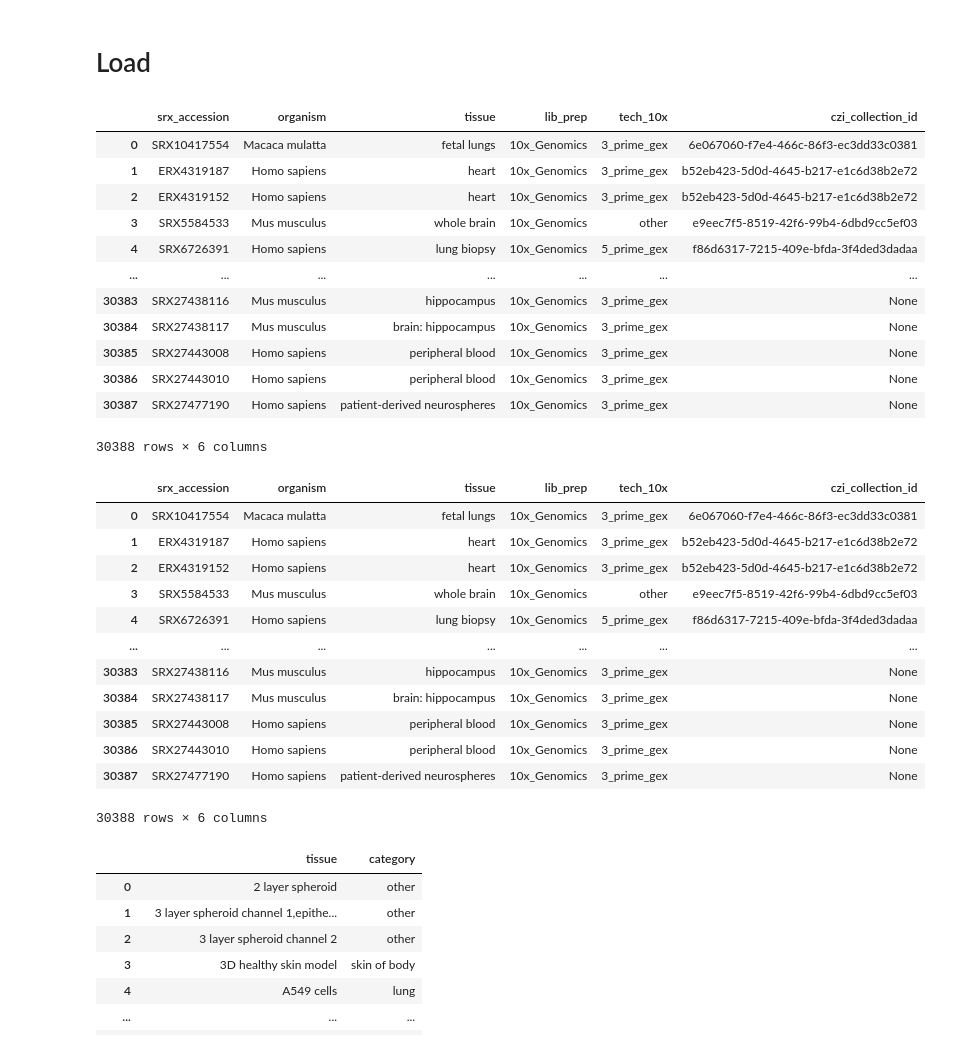
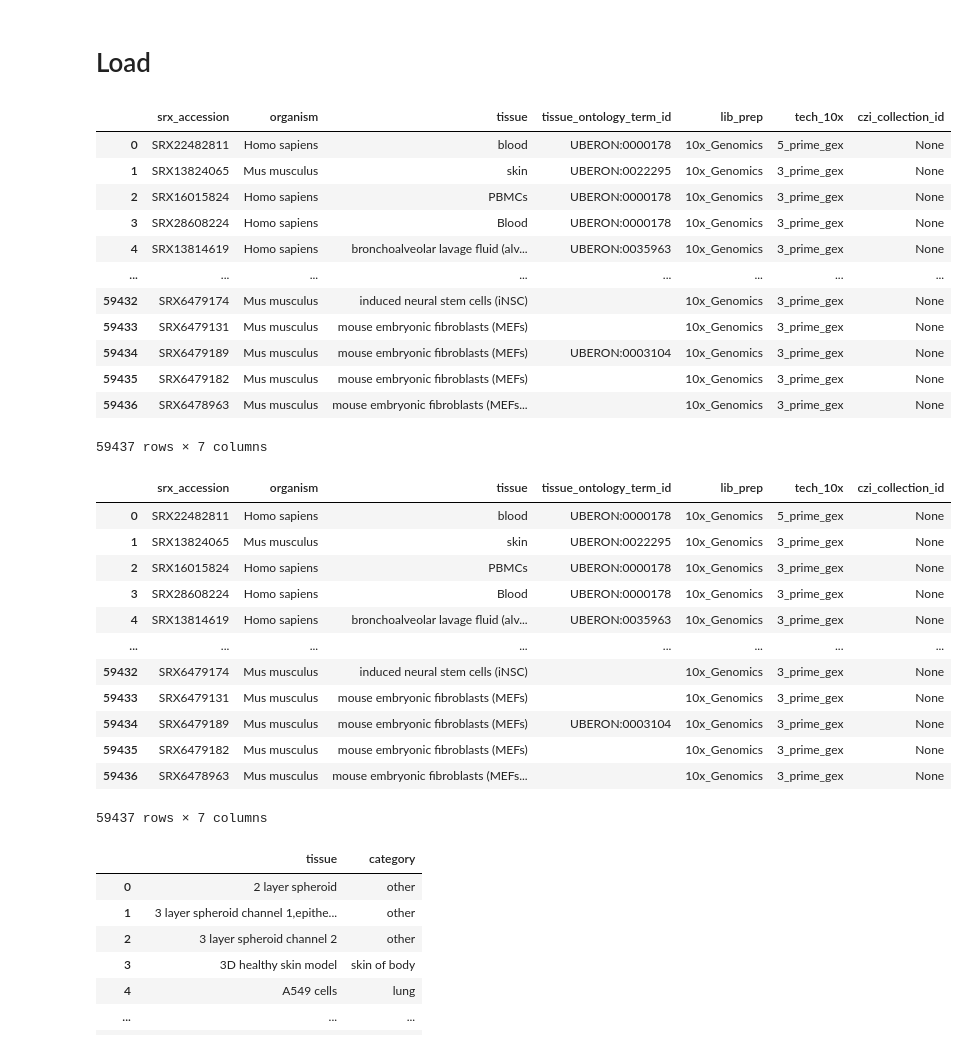
Before and after one commit to ArcInstitute/scBaseCount_analysis, a Jupyter notebook: notebooks/tissues/tissue_summary.ipynb, the cells around one changed output. Drawn from its saved outputs; the diff is of its cells as text; code cells hidden in the pictures.

```diff
--- a/notebooks/tissues/tissue_summary.ipynb
+++ b/notebooks/tissues/tissue_summary.ipynb
@@ -41,57 +42,59 @@ screcounter_star_params
 # %%
 # load database metadata
 tbl1 = Table("srx_metadata")
-tbl2 = Table("scbasecamp_metadata")
+tbl2 = Table("screcounter_star_results")
 
 # Create a subquery for distinct SRX accessions from scbasecamp_metadata
-subquery = Query.from_(tbl2).select(tbl2.srx_accession).distinct()
+subquery = Query.from_(tbl2).select(tbl2.sample).distinct()
 
-stmt = Query \
-    .from_(tbl1) \
+stmt = (
+    Query
+    .from_(tbl1)
     .select(
-        tbl1.srx_accession, tbl1.organism, tbl1.tissue, tbl1.lib_prep,
-        tbl1.tech_10x, tbl1.czi_collection_id
-    ) \
+        tbl1.srx_accession, tbl1.organism, tbl1.tissue, tbl1.tissue_ontology_term_id,
+        tbl1.lib_prep, tbl1.tech_10x, tbl1.czi_collection_id
+    )
     .where(tbl1.srx_accession.isin(subquery))
+)
 
 with db_connect() as conn:
     df_srx_meta = pd.read_sql(str(stmt), conn)
 df_srx_meta
 # %% [output]
-|  | srx_accession | organism | tissue | lib_prep | tech_10x | czi_collection_id |
-| 0 | SRX10417554 | Macaca mulatta | fetal lungs | 10x_Genomics | 3_prime_gex | 6e067060-f7e4-466c-86f3-ec3dd33c0381 |
-| 1 | ERX4319187 | Homo sapiens | heart | 10x_Genomics | 3_prime_gex | b52eb423-5d0d-4645-b217-e1c6d38b2e72 |
-| 2 | ERX4319152 | Homo sapiens | heart | 10x_Genomics | 3_prime_gex | b52eb423-5d0d-4645-b217-e1c6d38b2e72 |
-| 3 | SRX5584533 | Mus musculus | whole brain | 10x_Genomics | other | e9eec7f5-8519-42f6-99b4-6dbd9cc5ef03 |
-| 4 | SRX6726391 | Homo sapiens | lung biopsy | 10x_Genomics | 5_prime_gex | f86d6317-7215-409e-bfda-3f4ded3dadaa |
-| ... | ... | ... | ... | ... | ... | ... |
-| 30383 | SRX27438116 | Mus musculus | hippocampus | 10x_Genomics | 3_prime_gex | None |
-| 30384 | SRX27438117 | Mus musculus | brain: hippocampus | 10x_Genomics | 3_prime_gex | None |
-| 30385 | SRX27443008 | Homo sapiens | peripheral blood | 10x_Genomics | 3_prime_gex | None |
-| 30386 | SRX27443010 | Homo sapiens | peripheral blood | 10x_Genomics | 3_prime_gex | None |
-| 30387 | SRX27477190 | Homo sapiens | patient-derived neurospheres | 10x_Genomics | 3_prime_gex | None |
+|  | srx_accession | organism | tissue | tissue_ontology_term_id | lib_prep | tech_10x | czi_collection_id |
+| 0 | SRX22482811 | Homo sapiens | blood | UBERON:0000178 | 10x_Genomics | 5_prime_gex | None |
+| 1 | SRX13824065 | Mus musculus | skin | UBERON:0022295 | 10x_Genomics | 3_prime_gex | None |
+| 2 | SRX16015824 | Homo sapiens | PBMCs | UBERON:0000178 | 10x_Genomics | 3_prime_gex | None |
+| 3 | SRX28608224 | Homo sapiens | Blood | UBERON:0000178 | 10x_Genomics | 3_prime_gex | None |
+| 4 | SRX13814619 | Homo sapiens | bronchoalveolar lavage fluid (alv... | UBERON:0035963 | 10x_Genomics | 3_prime_gex | None |
+| ... | ... | ... | ... | ... | ... | ... | ... |
+| 59432 | SRX6479174 | Mus musculus | induced neural stem cells (iNSC) |  | 10x_Genomics | 3_prime_gex | None |
+| 59433 | SRX6479131 | Mus musculus | mouse embryonic fibroblasts (MEFs) |  | 10x_Genomics | 3_prime_gex | None |
+| 59434 | SRX6479189 | Mus musculus | mouse embryonic fibroblasts (MEFs) | UBERON:0003104 | 10x_Genomics | 3_prime_gex | None |
+| 59435 | SRX6479182 | Mus musculus | mouse embryonic fibroblasts (MEFs) |  | 10x_Genomics | 3_prime_gex | None |
+| 59436 | SRX6478963 | Mus musculus | mouse embryonic fibroblasts (MEFs... |  | 10x_Genomics | 3_prime_gex | None |
-30388 rows × 6 columns
+59437 rows × 7 columns
 # %%
-# update metadata
+# update metadata info
 df_srx_meta["tech_10x"] = df_srx_meta.apply(
     lambda x: "other" if x["lib_prep"] != "10x_Genomics" else x["tech_10x"], axis=1
 )
 df_srx_meta["lib_prep"] = "10x_Genomics"
 df_srx_meta
 # %% [output]
-|  | srx_accession | organism | tissue | lib_prep | tech_10x | czi_collection_id |
-| 0 | SRX10417554 | Macaca mulatta | fetal lungs | 10x_Genomics | 3_prime_gex | 6e067060-f7e4-466c-86f3-ec3dd33c0381 |
-| 1 | ERX4319187 | Homo sapiens | heart | 10x_Genomics | 3_prime_gex | b52eb423-5d0d-4645-b217-e1c6d38b2e72 |
-| 2 | ERX4319152 | Homo sapiens | heart | 10x_Genomics | 3_prime_gex | b52eb423-5d0d-4645-b217-e1c6d38b2e72 |
-| 3 | SRX5584533 | Mus musculus | whole brain | 10x_Genomics | other | e9eec7f5-8519-42f6-99b4-6dbd9cc5ef03 |
-| 4 | SRX6726391 | Homo sapiens | lung biopsy | 10x_Genomics | 5_prime_gex | f86d6317-7215-409e-bfda-3f4ded3dadaa |
-| ... | ... | ... | ... | ... | ... | ... |
-| 30383 | SRX27438116 | Mus musculus | hippocampus | 10x_Genomics | 3_prime_gex | None |
-| 30384 | SRX27438117 | Mus musculus | brain: hippocampus | 10x_Genomics | 3_prime_gex | None |
-| 30385 | SRX27443008 | Homo sapiens | peripheral blood | 10x_Genomics | 3_prime_gex | None |
-| 30386 | SRX27443010 | Homo sapiens | peripheral blood | 10x_Genomics | 3_prime_gex | None |
-| 30387 | SRX27477190 | Homo sapiens | patient-derived neurospheres | 10x_Genomics | 3_prime_gex | None |
+|  | srx_accession | organism | tissue | tissue_ontology_term_id | lib_prep | tech_10x | czi_collection_id |
+| 0 | SRX22482811 | Homo sapiens | blood | UBERON:0000178 | 10x_Genomics | 5_prime_gex | None |
+| 1 | SRX13824065 | Mus musculus | skin | UBERON:0022295 | 10x_Genomics | 3_prime_gex | None |
+| 2 | SRX16015824 | Homo sapiens | PBMCs | UBERON:0000178 | 10x_Genomics | 3_prime_gex | None |
+| 3 | SRX28608224 | Homo sapiens | Blood | UBERON:0000178 | 10x_Genomics | 3_prime_gex | None |
+| 4 | SRX13814619 | Homo sapiens | bronchoalveolar lavage fluid (alv... | UBERON:0035963 | 10x_Genomics | 3_prime_gex | None |
+| ... | ... | ... | ... | ... | ... | ... | ... |
+| 59432 | SRX6479174 | Mus musculus | induced neural stem cells (iNSC) |  | 10x_Genomics | 3_prime_gex | None |
+| 59433 | SRX6479131 | Mus musculus | mouse embryonic fibroblasts (MEFs) |  | 10x_Genomics | 3_prime_gex | None |
+| 59434 | SRX6479189 | Mus musculus | mouse embryonic fibroblasts (MEFs) | UBERON:0003104 | 10x_Genomics | 3_prime_gex | None |
+| 59435 | SRX6479182 | Mus musculus | mouse embryonic fibroblasts (MEFs) |  | 10x_Genomics | 3_prime_gex | None |
+| 59436 | SRX6478963 | Mus musculus | mouse embryonic fibroblasts (MEFs... |  | 10x_Genomics | 3_prime_gex | None |
-30388 rows × 6 columns
+59437 rows × 7 columns
 # %%
 # load tissue categories
 df_tissue_cats = pd.read_csv("./data/2025-03-11_tissue_categories.csv")
```
Also changed, not shown: parts of 12 cells of this notebook, 3 other files.
